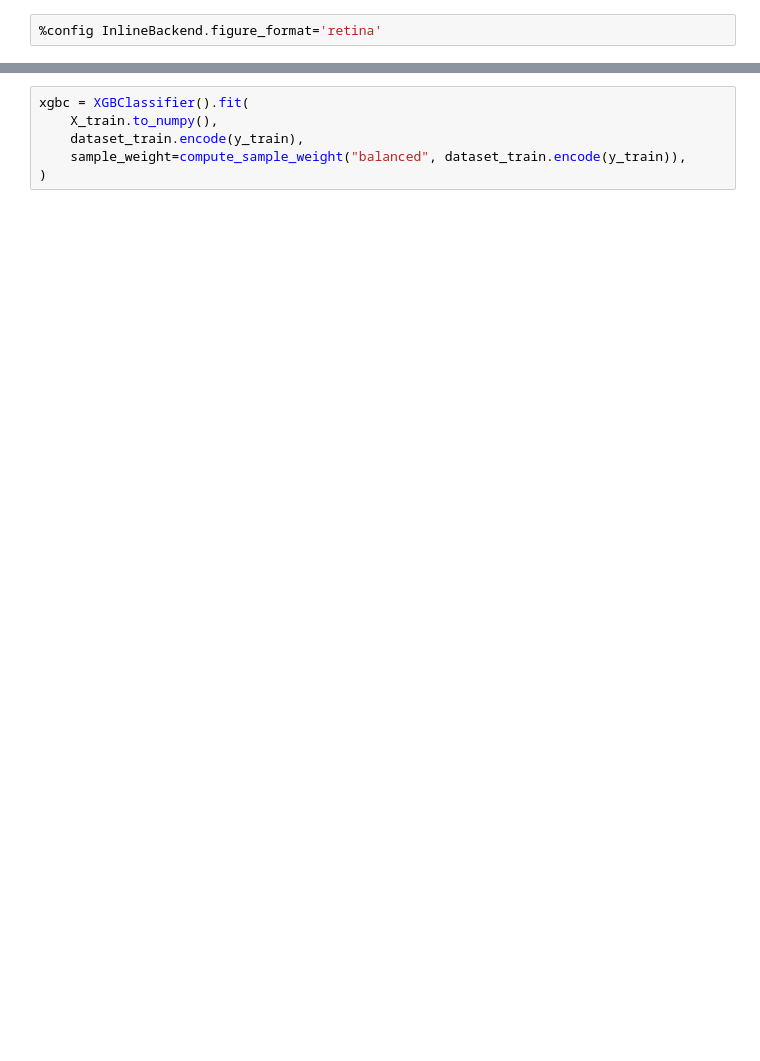
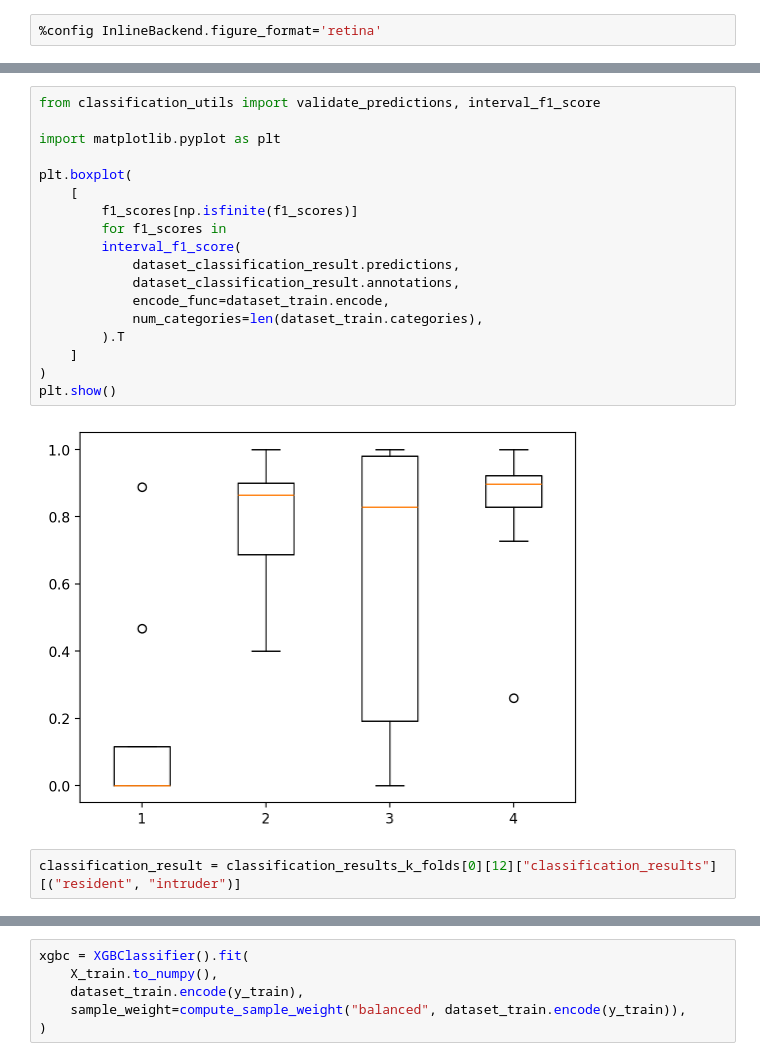
Before and after one commit to pnuehrenberg/vassi, a Jupyter notebook: examples/classification.ipynb, the cells around one changed output, grey strips where cells are left out. Drawn from its saved outputs; the diff is of its cells as text; blank space fills up the shorter version.

```diff
--- a/examples/classification.ipynb
+++ b/examples/classification.ipynb
@@ -147,0 +137,22 @@ extractor = DataFrameFeatureExtractor().load(feature_config)
+# %%
+from classification_utils import validate_predictions, interval_f1_score
+
+import matplotlib.pyplot as plt
+
+plt.boxplot(
+    [
+        f1_scores[np.isfinite(f1_scores)]
+        for f1_scores in
+        interval_f1_score(
+            dataset_classification_result.predictions,
+            dataset_classification_result.annotations,
+            encode_func=dataset_train.encode,
+            num_categories=len(dataset_train.categories),
+        ).T
+    ]
+)
+plt.show()
+# %% [output]
+[figure, added]
+# %%
+classification_result = classification_results_k_folds[0][12]["classification_results"][("resident", "intruder")]
```
Also changed, not shown: parts of 52 cells of this notebook, 24 other files.
